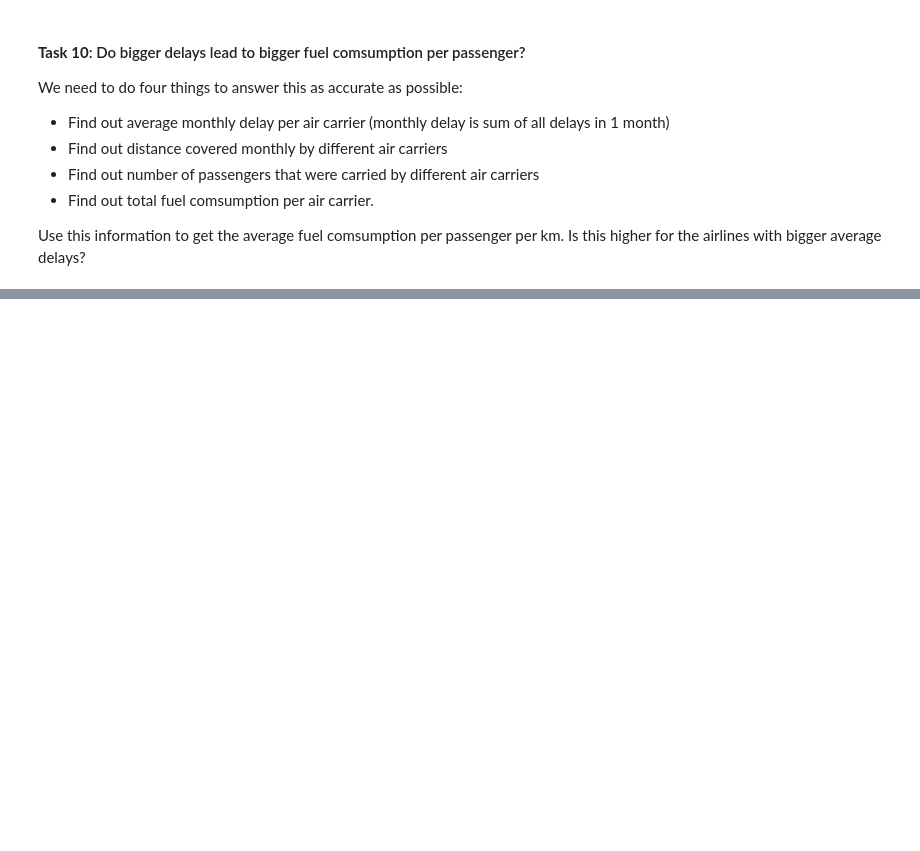
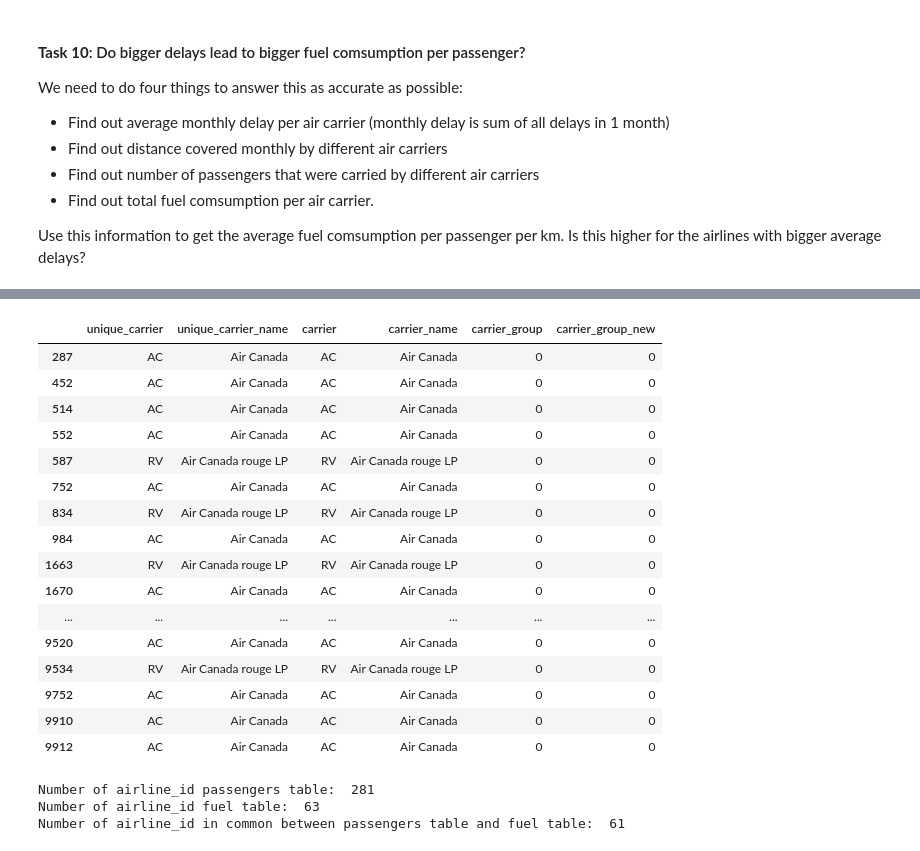
Before and after one commit to anzhgrdva/Predicting_Flight_Delays, a Jupyter notebook: EDA/exploratory_analysis_1-5.ipynb, the cells around one changed output, grey strips where cells are left out. Saved outputs shown, nothing was run; the diff lists cells and outputs as text; code cells hidden in the pictures; blank space fills up the shorter version.

```diff
--- a/EDA/exploratory_analysis_1-5.ipynb
+++ b/EDA/exploratory_analysis_1-5.ipynb
@@ -520,0 +731,36 @@ Use this information to get the average fuel comsumption per passenger per km. I
+# %%
+# Look at the differences in the various 'carrier' columns for Air Canada
+
+passengers[passengers['carrier_name'].str.contains('Air Canada')].loc[:,passengers.columns.str.contains('carrier')]
+# %% [output]
+|  | unique_carrier | unique_carrier_name | carrier | carrier_name | carrier_group | carrier_group_new |
+| 287 | AC | Air Canada | AC | Air Canada | 0 | 0 |
+| 452 | AC | Air Canada | AC | Air Canada | 0 | 0 |
+| 514 | AC | Air Canada | AC | Air Canada | 0 | 0 |
+| 552 | AC | Air Canada | AC | Air Canada | 0 | 0 |
+| 587 | RV | Air Canada rouge LP | RV | Air Canada rouge LP | 0 | 0 |
+| 752 | AC | Air Canada | AC | Air Canada | 0 | 0 |
+| 834 | RV | Air Canada rouge LP | RV | Air Canada rouge LP | 0 | 0 |
+| 984 | AC | Air Canada | AC | Air Canada | 0 | 0 |
+| 1663 | RV | Air Canada rouge LP | RV | Air Canada rouge LP | 0 | 0 |
+| 1670 | AC | Air Canada | AC | Air Canada | 0 | 0 |
+| ... | ... | ... | ... | ... | ... | ... |
+| 9520 | AC | Air Canada | AC | Air Canada | 0 | 0 |
+| 9534 | RV | Air Canada rouge LP | RV | Air Canada rouge LP | 0 | 0 |
+| 9752 | AC | Air Canada | AC | Air Canada | 0 | 0 |
+| 9910 | AC | Air Canada | AC | Air Canada | 0 | 0 |
+| 9912 | AC | Air Canada | AC | Air Canada | 0 | 0 |
+# %%
+# airline_id in passengers vs. fuel table
+
+airlines_passengers = passengers['airline_id'].unique()
+print('Number of airline_id passengers table: ',len(airlines_passengers))
+airlines_fuel = fuel['airline_id'].unique()
+print('Number of airline_id fuel table: ',len(airlines_fuel))
+common_airlines = set(airlines_passengers) & set(airlines_fuel)
+print('Number of airline_id in common between passengers table and fuel table: ',len(different_airlines))
+# passengers table has more carrier names than fuel table
+# %% [output]
+Number of airline_id passengers table:  281
+Number of airline_id fuel table:  63
+Number of airline_id in common between passengers table and fuel table:  61
```
Also changed, not shown: parts of 45 cells of this notebook.
